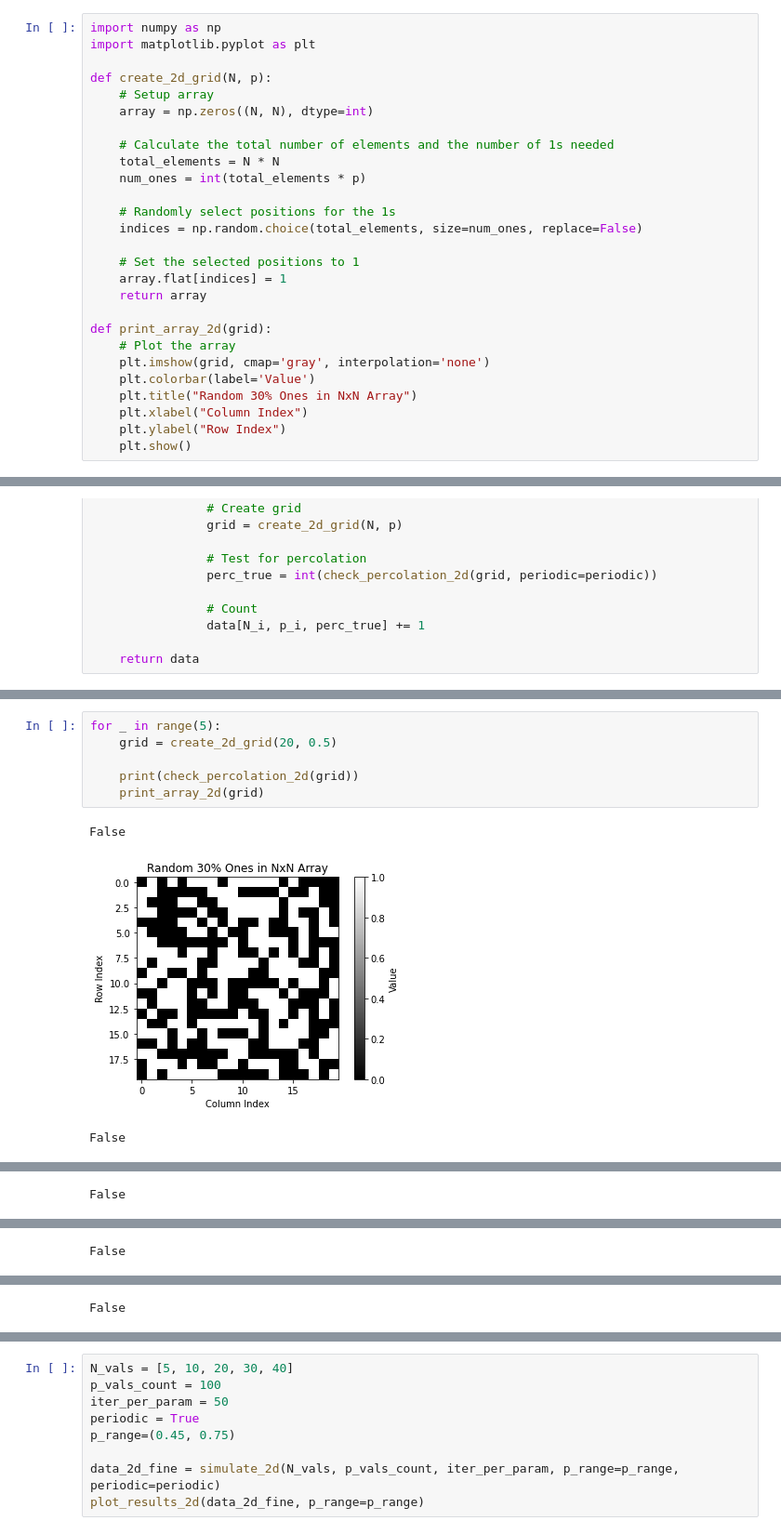
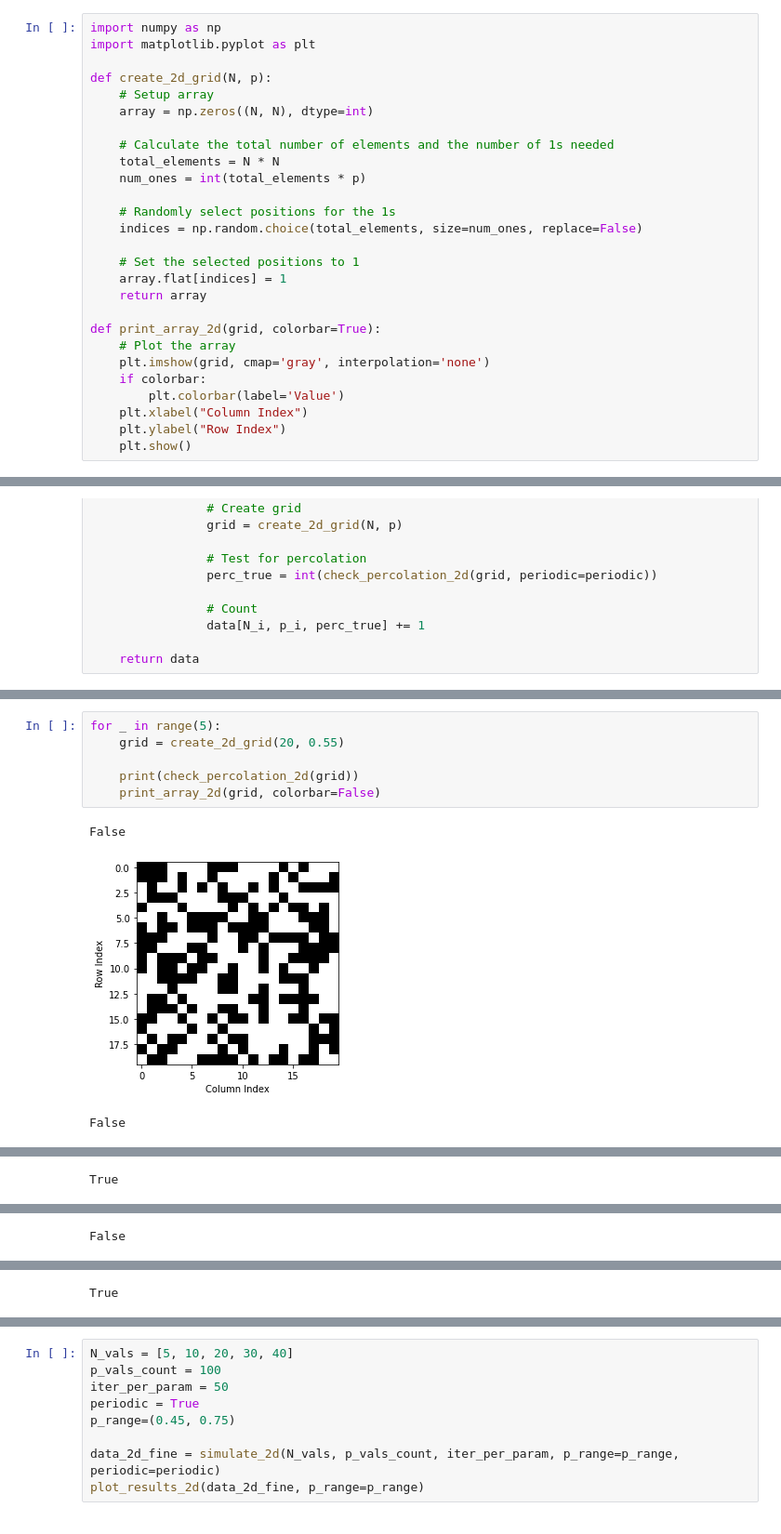
Before and after one commit to g-nilsson/Percolation-in-different-grids, a Jupyter notebook: NS162 Final.ipynb, the cells around one changed output, grey strips where cells are left out. Shown at 93% size. Cells and saved outputs as stored; diff of their text form.

```diff
--- a/NS162 Final.ipynb
+++ b/NS162 Final.ipynb
@@ -19,11 +19,11 @@ def create_2d_grid(N, p):
     array.flat[indices] = 1
     return array
 
-def print_array_2d(grid):
+def print_array_2d(grid, colorbar=True):
     # Plot the array
     plt.imshow(grid, cmap='gray', interpolation='none')
-    plt.colorbar(label='Value')
-    plt.title("Random 30% Ones in NxN Array")
+    if colorbar:
+        plt.colorbar(label='Value')
     plt.xlabel("Column Index")
     plt.ylabel("Row Index")
     plt.show()
@@ -94,10 +97,10 @@ def plot_results_2d(data, p_range=(0,1)):
 # %%
 for _ in range(5):
-    grid = create_2d_grid(20, 0.5)
+    grid = create_2d_grid(20, 0.55)
 
     print(check_percolation_2d(grid))
-    print_array_2d(grid)
+    print_array_2d(grid, colorbar=False)
 # %% [output]
 False
-[figure, old version]
+[figure, new version]
 False
@@ -105 +108 @@ False
-False
+True
@@ -109 +112 @@ False
-False
+True
```
Also changed, not shown: parts of 21 cells of this notebook, 12 other files.
